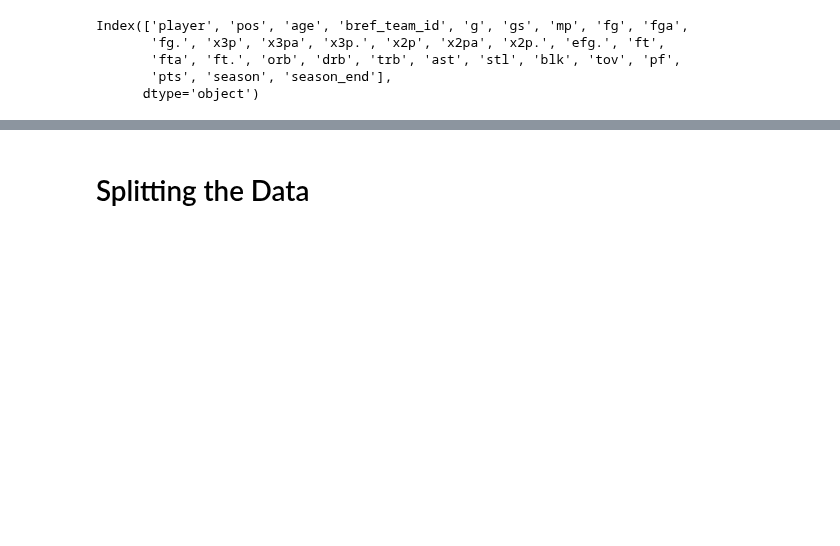
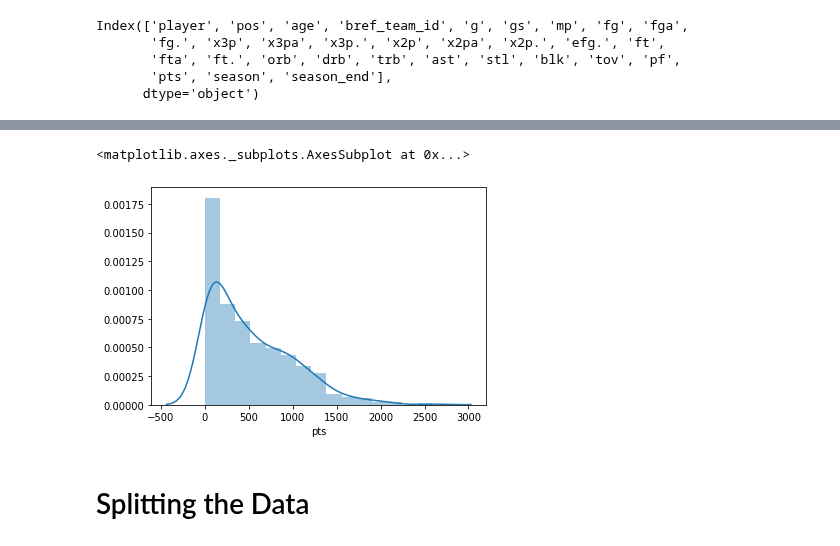
Before and after one commit to RancyChepchirchir/Assignments, a Jupyter notebook: 20.KNN_Assignment.ipynb, the cells around one changed output, grey strips where cells are left out. Saved outputs shown, nothing was run; the diff lists cells and outputs as text; code cells hidden in the pictures; blank space fills up the shorter version.

```diff
--- a/20.KNN_Assignment.ipynb
+++ b/20.KNN_Assignment.ipynb
@@ -235,3 +206,9 @@ Index(['player', 'pos', 'age', 'bref_team_id', 'g', 'gs', 'mp', 'fg', 'fga',
+# %%
+import seaborn as sns
+sns.distplot(Y)
+# %% [output]
+<matplotlib.axes._subplots.AxesSubplot at 0x...>
+[figure, added]
 # %% [markdown]
 # Splitting the Data
 # %%
```
Also changed, not shown: parts of 38 cells of this notebook.
